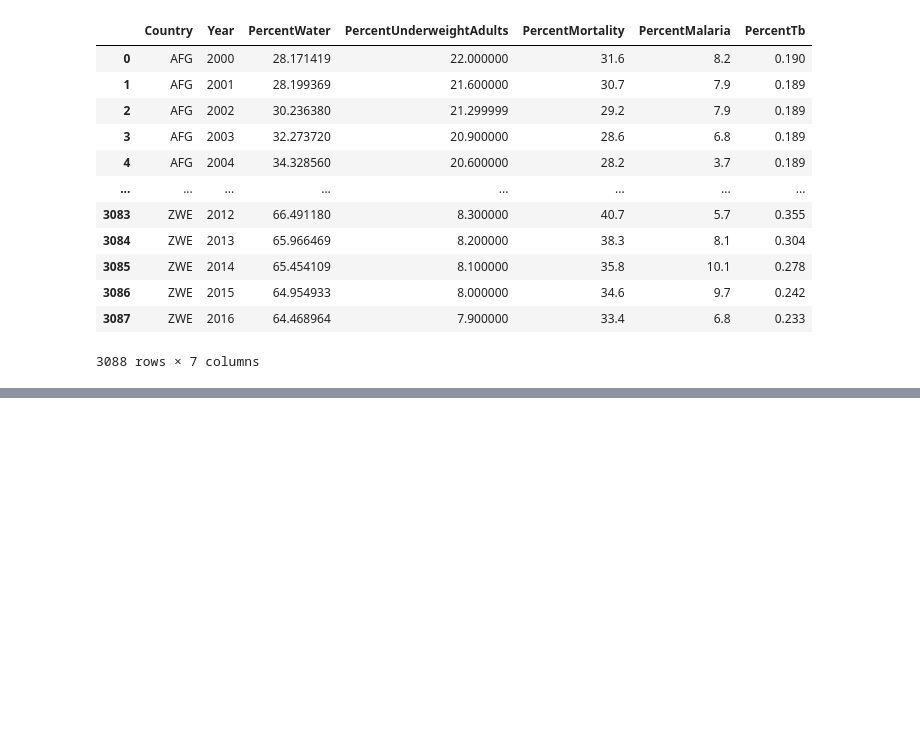
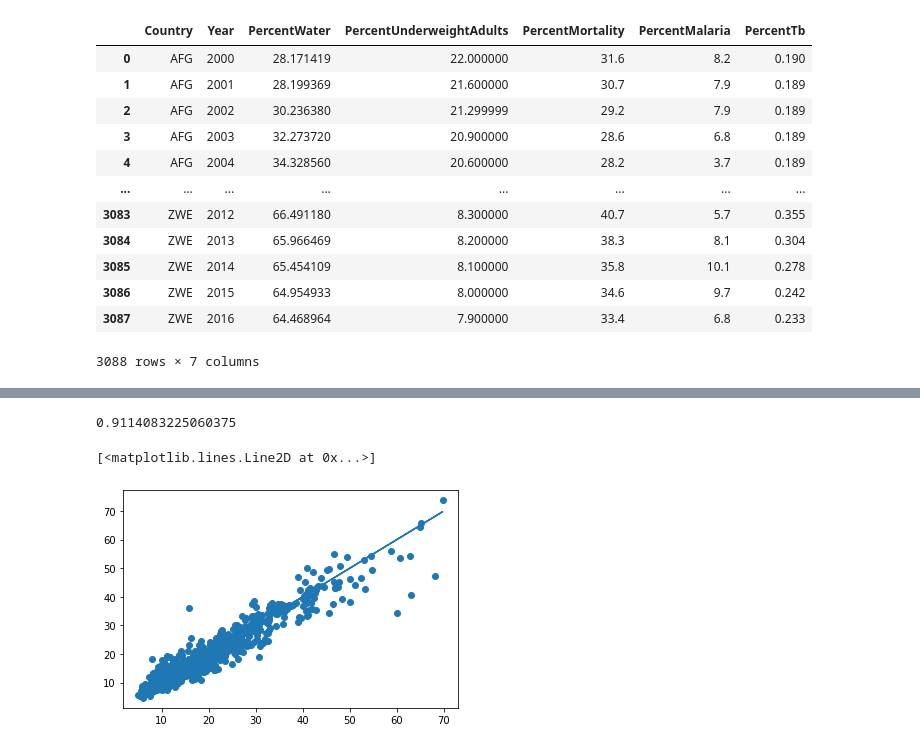
Before and after one commit to ajanaszak/Dev10Capstone, a Jupyter notebook: Code/modeling.ipynb, the cells around one changed output, grey strips where cells are left out. Cells and saved outputs as stored; diff of their text form; code cells hidden in the pictures; blank space fills up the shorter version.

```diff
--- a/Code/modeling.ipynb
+++ b/Code/modeling.ipynb
@@ -231,9 +186,0 @@ plt.plot(y_test, y_test)
-# %%
-from sklearn.neural_network import MLPRegressor
-mlp = MLPRegressor(random_state = 0, max_iter = 1000)
-mlp.fit(X_train, y_train)
-print(mlp.score(X_test, y_test))
-
-prediction = mlp.predict(X_test)
-plt.scatter(y_test, prediction)
-plt.plot(y_test, y_test)
@@ -243,0 +244,10 @@ plt.plot(y_test, y_test)
+# %%
+from sklearn.ensemble import RandomForestRegressor
+rfr = RandomForestRegressor(random_state = 0, n_estimators = 80, criterion = "absolute_error")
+rfr.fit(X_train, y_train)
+
+print(rfr.score(X_test, y_test))
+
+prediction = rfr.predict(X_test)
+plt.scatter(y_test, prediction)
+plt.plot(y_test, y_test)
@@ -243,0 +258,15 @@ plt.plot(y_test, y_test)
+# %%
+from sklearn.ensemble import GradientBoostingRegressor
+gbr = GradientBoostingRegressor(random_state = 0, loss = "squared_error",
+                                n_estimators = 500, learning_rate = 0.5)
+gbr.fit(X_train, y_train)
+
+print(gbr.score(X_test, y_test))
+
+prediction = gbr.predict(X_test)
+plt.scatter(y_test, prediction)
+plt.plot(y_test, y_test)
+# %% [output]
+0.9114083225060375
+[<matplotlib.lines.Line2D at 0x...>]
+[figure, added]
```
Also changed, not shown: parts of 17 cells of this notebook.
